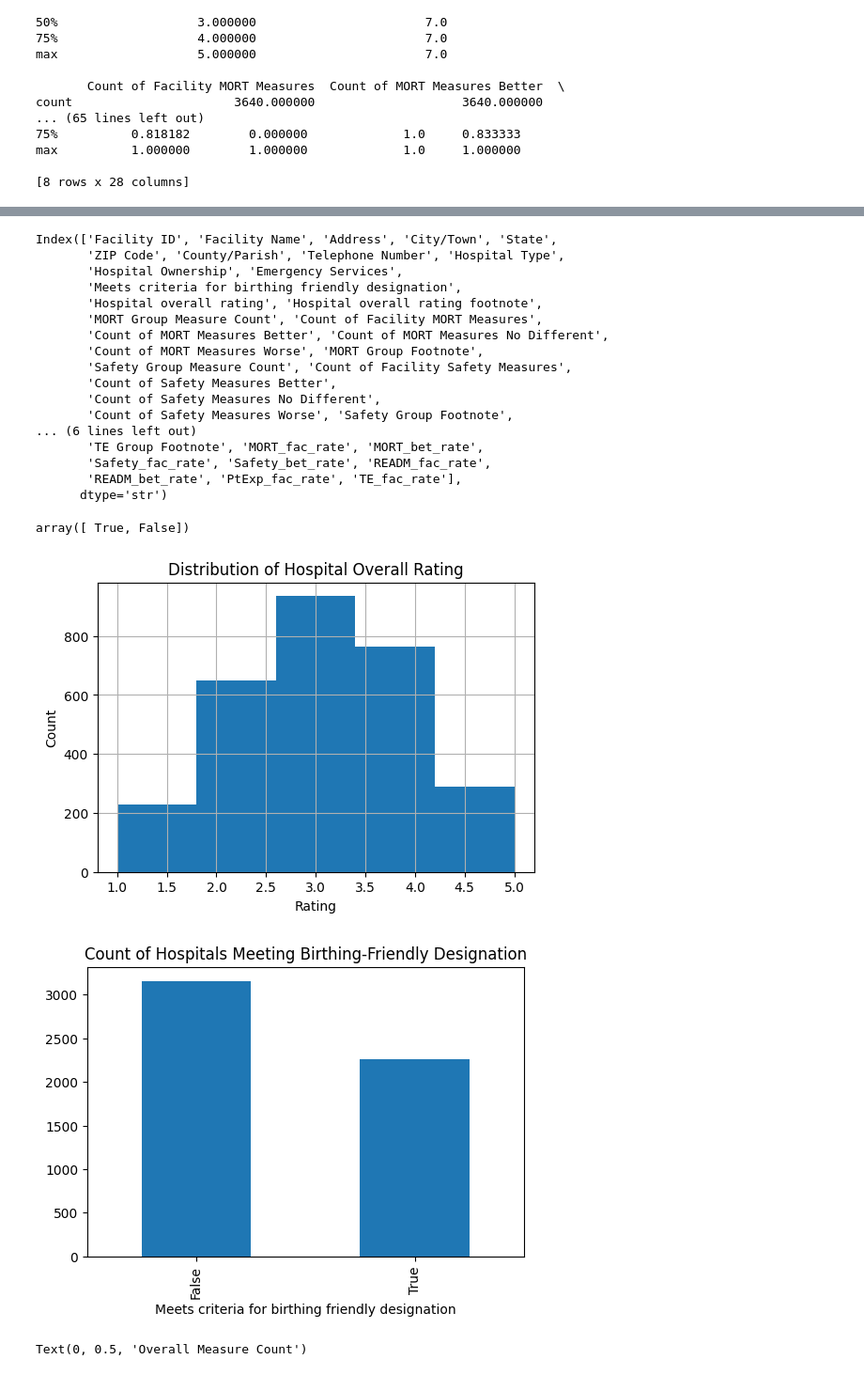
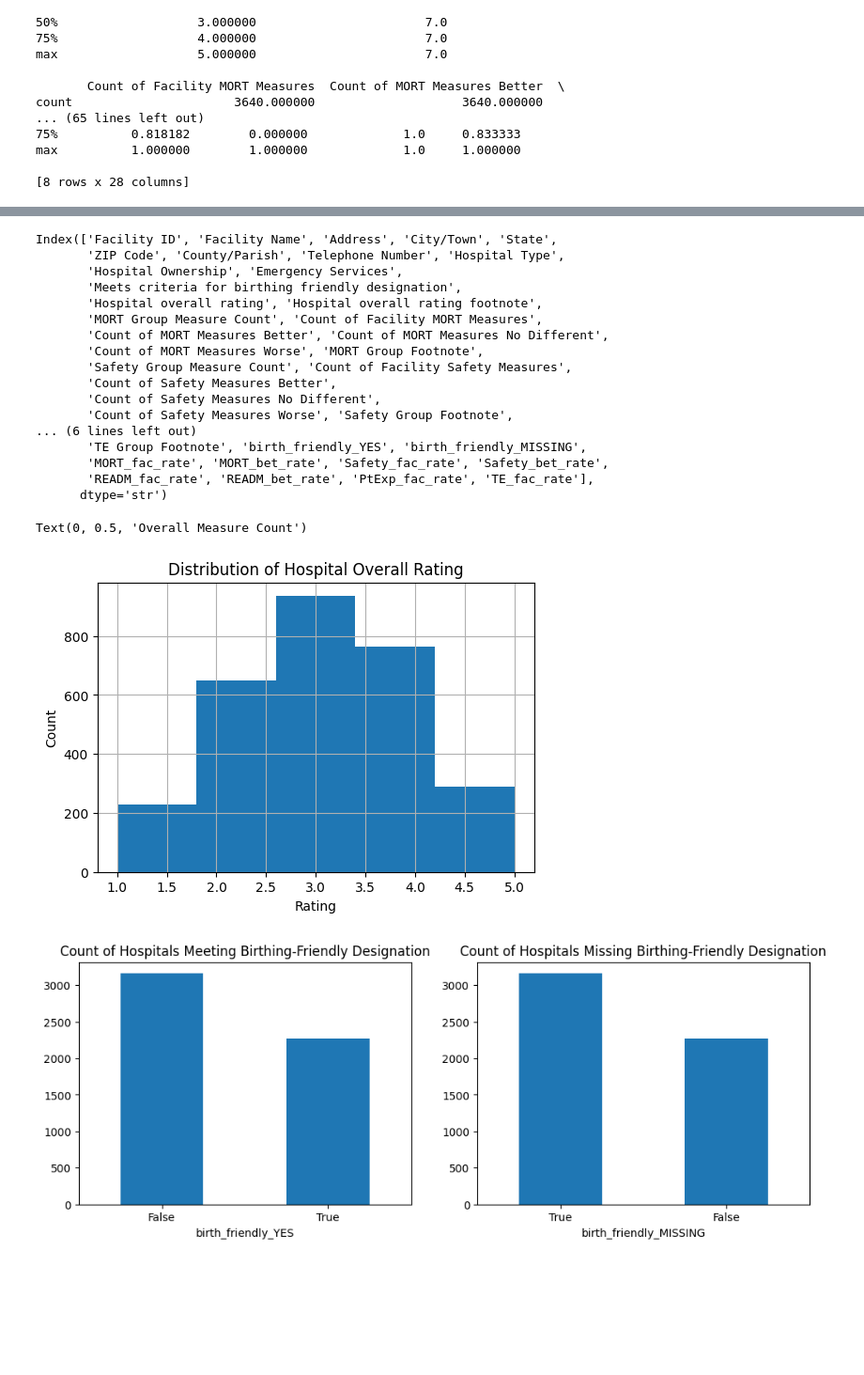
Before and after one commit to wlgagli26/gen_hosp_exploration, a Jupyter notebook: notebooks/eda_notebook.ipynb, the cells around one changed output, grey strips where cells are left out. Shown at 94% size. Drawn from its saved outputs; the diff is of its cells as text; code cells hidden in the pictures; blank space fills up the shorter version.

Commit message:
Updated preprocessing data with EDA report notebook and split_data stage

```diff
--- a/notebooks/eda_notebook.ipynb
+++ b/notebooks/eda_notebook.ipynb
@@ -8,7 +9,7 @@ import matplotlib.pyplot as plt
 # %%
 #Import parquet into dataframe
 
-file_path = Path("../data") / "processed" / "data_final.parquet"
+file_path = Path("data") / "processed" / "data_final.parquet"
 
 df = pd.read_parquet(file_path)
 
@@ -109,14 +124,10 @@ Index(['Facility ID', 'Facility Name', 'Address', 'City/Town', 'State',
        'Count of Safety Measures No Different',
        'Count of Safety Measures Worse', 'Safety Group Footnote',
 ... (6 lines left out)
-       'TE Group Footnote', 'MORT_fac_rate', 'MORT_bet_rate',
-       'Safety_fac_rate', 'Safety_bet_rate', 'READM_fac_rate',
-       'READM_bet_rate', 'PtExp_fac_rate', 'TE_fac_rate'],
+       'TE Group Footnote', 'birth_friendly_YES', 'birth_friendly_MISSING',
+       'MORT_fac_rate', 'MORT_bet_rate', 'Safety_fac_rate', 'Safety_bet_rate',
+       'READM_fac_rate', 'READM_bet_rate', 'PtExp_fac_rate', 'TE_fac_rate'],
       dtype='str')
-# %%
-df['Meets criteria for birthing friendly designation'].unique()
-# %% [output]
-array([ True, False])
 # %%
 #Plot distributions of columns of interest
 
@@ -129,35 +140,52 @@ cols_of_int = ['State', 'ZIP Code', 'Hospital Type', 'Hospital Ownership', 'Emer
        'Count of Facility Safety Measures', 'Count of Safety Measures Better',
        'Count of Facility READM Measures', 'Count of READM Measures Better',
        'Count of Facility Pt Exp Measures', 'Count of Facility TE Measures',
        'MORT_fac_rate', 'MORT_bet_rate', 'Safety_fac_rate', 'Safety_bet_rate',
-       'READM_fac_rate', 'READM_bet_rate', 'PtExp_fac_rate', 'TE_fac_rate']
+       'READM_fac_rate', 'READM_bet_rate', 'PtExp_fac_rate', 'TE_fac_rate',
+       'birth_friendly_YES', 'birth_friendly_MISSING']
 
 
 #Plot overall rating and birthing
 
 plt.figure(figsize=(6,4))
 df['Hospital overall rating'].dropna().hist(bins=5)
 plt.title("Distribution of Hospital Overall Rating")
 plt.xlabel("Rating")
 plt.ylabel("Count")
 
 
+''' OLD CODE
 #Plot Meets birthing-friendly designation
 plt.figure(figsize=(6,4))
 df['Meets criteria for birthing friendly designation'].value_counts().plot(kind='bar')
 plt.title("Count of Hospitals Meeting Birthing-Friendly Designation")
+plt.tick_params(rotation=0)
 plt.show()
+'''
+
+#Plot Meets birthing-friendly designation
+fig, axes = plt.subplots(1,2, figsize=(12,4))
+axes = axes.ravel()
+
+df['birth_friendly_YES'].value_counts().plot(kind='bar', ax=axes[0])
+axes[0].set_title("Count of Hospitals Meeting Birthing-Friendly Designation")
+axes[0].tick_params(rotation=0)
+
+df['birth_friendly_MISSING'].value_counts().plot(kind='bar', ax=axes[1])
+axes[1].set_title("Count of Hospitals Missing Birthing-Friendly Designation")
+axes[1].tick_params(rotation=0)
+
 
 
 #Plot number of measure counts per outcome
 plt.figure(figsize=(6,4))
 df[measure_counts].max().dropna().plot(kind='barh')
 plt.title("Overall Measure Counts per Group Measure Category")
 plt.xlabel("Group Measure Category")
 plt.ylabel("Overall Measure Count")
 # %% [output]
+Text(0, 0.5, 'Overall Measure Count')
 [figure]
-[figure, old version]
+[figure, new version]
-Text(0, 0.5, 'Overall Measure Count')
 [figure]
 # %%
```
Also changed, not shown: parts of 22 cells of this notebook, 10 other files.
